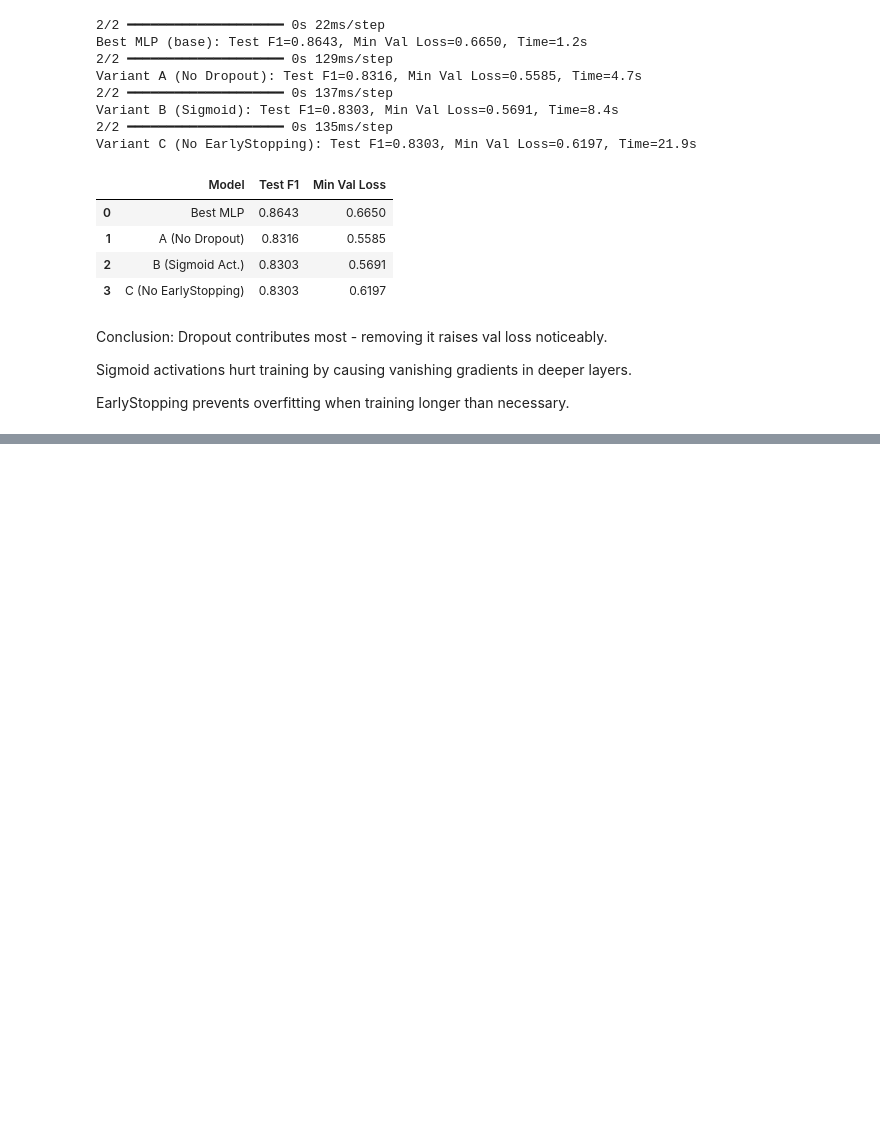
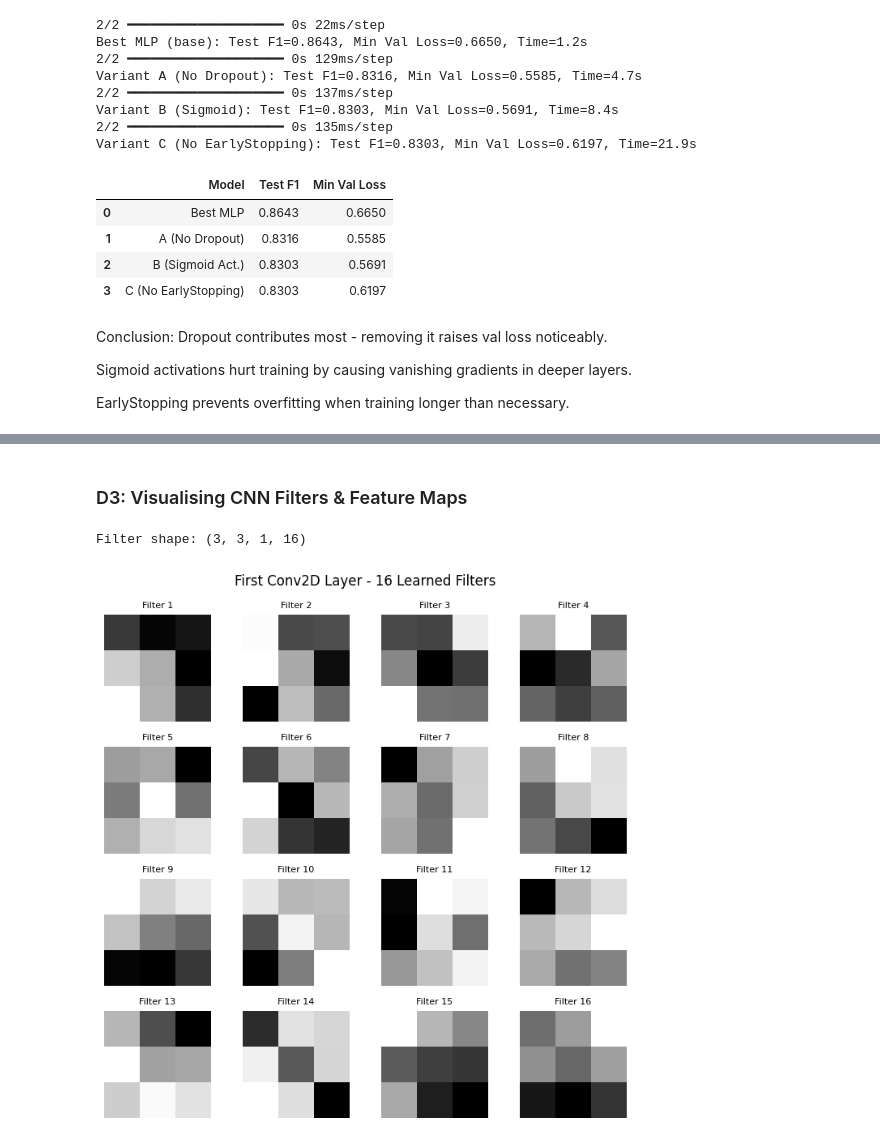
Before and after one commit to abeer-fatima47/i232643-DM-Assignment4, a Jupyter notebook: i232643_DM_asn4.ipynb, the cells around one changed output, grey strips where cells are left out. Saved outputs shown, nothing was run; the diff lists cells and outputs as text; code cells hidden in the pictures; blank space fills up the shorter version.

```diff
--- a/i232643_DM_asn4.ipynb
+++ b/i232643_DM_asn4.ipynb
@@ -1063,0 +1314,18 @@ EarlyStopping prevents overfitting when training longer than necessary.
+# %% [markdown]
+### D3: Visualising CNN Filters & Feature Maps
+# %%
+# Extract first Conv2D layer filters
+filters = cnn_model.layers[0].get_weights()[0]  # shape: (3,3,1,16)
+print(f"Filter shape: {filters.shape}")
+
+fig, axes = plt.subplots(4, 4, figsize=(7, 7))
+for i, ax in enumerate(axes.flat):
+    ax.imshow(filters[:, :, 0, i], cmap='gray')
+    ax.set_title(f'Filter {i+1}', fontsize=8)
+    ax.axis('off')
+plt.suptitle('First Conv2D Layer - 16 Learned Filters', fontsize=12)
+plt.tight_layout()
+plt.show()
+# %% [output]
+Filter shape: (3, 3, 1, 16)
+[figure, added]
```
Also changed, not shown: parts of 12 cells of this notebook.
